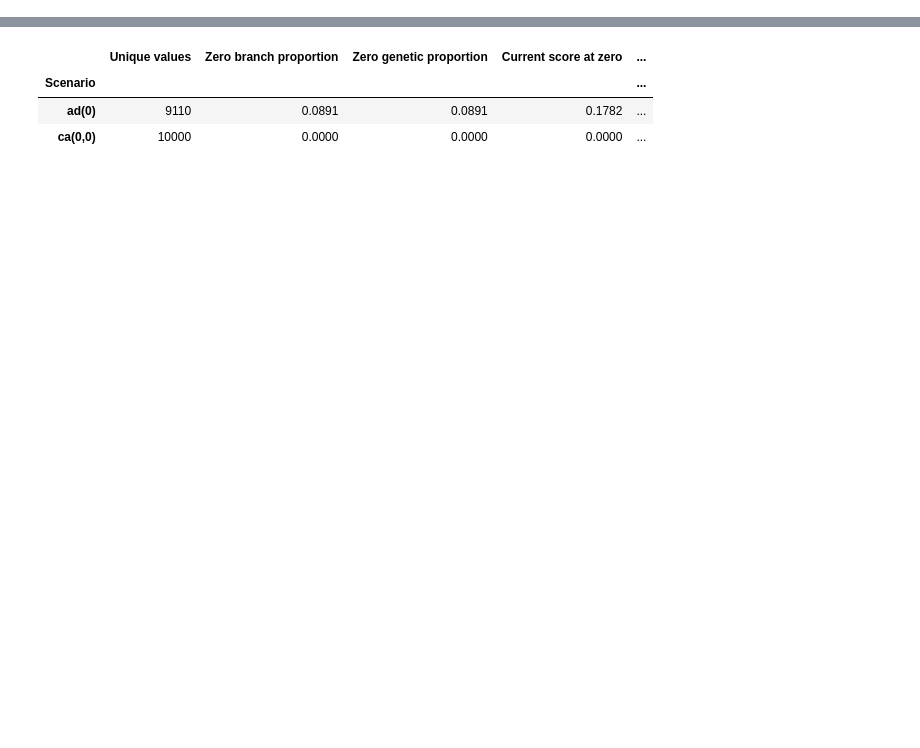
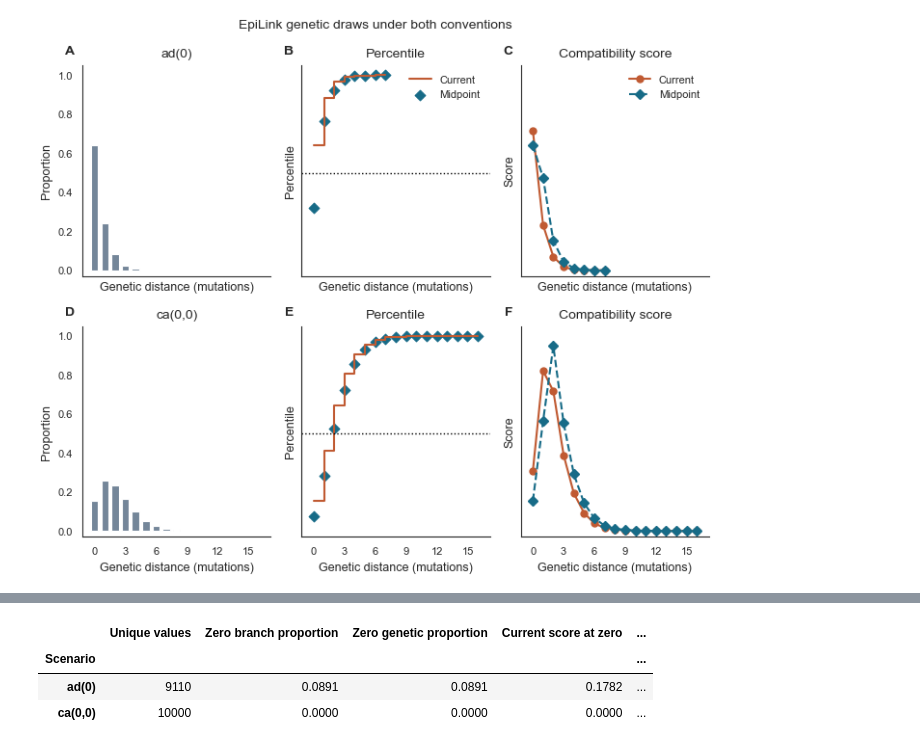
Before and after one commit to ydnkka/epilink, a Jupyter notebook: assets/genetic_ties_compatibility.ipynb, the cells around one changed output, grey strips where cells are left out. Drawn from its saved outputs; the diff is of its cells as text; code cells hidden in the pictures; blank space fills up the shorter version.

```diff
--- a/assets/genetic_ties_compatibility.ipynb
+++ b/assets/genetic_ties_compatibility.ipynb
@@ -510,0 +462,88 @@ ca(0,0): 15.3% zero draws; score at zero 0.307 (current) versus 0.153 (midpoint)
+# %%
+with theme(context="paper"):
+    fig, axes = new_figure(
+        width="double", nrows=2, ncols=3, height_in=6, sharex=True, sharey=True
+    )
+
+    for row, (label, draws) in enumerate(genetic_draws.items()):
+        support = np.arange(int(draws.max()) + 1)
+        table = score_table(draws, support)
+
+        # Mass distribution
+        axes[row, 0].bar(support, table["Mass at observation"], color=MASS, width=0.7)
+        axes[row, 0].set_title(f"{label}")
+        axes[row, 0].set_ylabel("Proportion")
+
+        # Percentile
+        axes[row, 1].step(
+            support,
+            table["F right"],
+            where="post",
+            color=CURRENT,
+            label="Current",
+            linewidth=1.5,
+        )
+        axes[row, 1].scatter(
+            support,
+            table["F midpoint"],
+            color=MIDPOINT,
+            marker="D",
+            s=30,
+            label="Midpoint" if row == 0 else "",
+        )
+        axes[row, 1].axhline(0.5, color="black", linestyle=":", linewidth=1)
+        axes[row, 1].set_title("Percentile")
+        axes[row, 1].set_ylabel("Percentile")
+
+        # Compatibility score
+        axes[row, 2].plot(
+            support,
+            table["Current score"],
+            "o-",
+            color=CURRENT,
+            label="Current",
+            linewidth=1.5,
+        )
+        axes[row, 2].plot(
+            support,
+            table["Midpoint score"],
+            "D--",
+            color=MIDPOINT,
+            label="Midpoint" if row == 0 else "",
+        )
+        axes[row, 2].set_title("Compatibility score")
+        axes[row, 2].set_ylabel("Score")
+
+        for ax in axes[row]:
+            ax.set(
+                xlabel="Genetic distance (mutations)",
+                ylim=(-0.03, 1.05),
+            )
+            ax.xaxis.set_major_locator(
+                matplotlib.ticker.MaxNLocator(integer=True, nbins=8)
+            )
+
+    axes[0, 1].legend(fontsize=8)
+    axes[0, 2].legend(fontsize=8)
+    fig.suptitle("EpiLink genetic draws under both conventions", fontsize=10)
+    add_panel_labels(axes)
+    plt.tight_layout()
+    plt.show()
+
+    save_figure(
+        fig,
+        PROJECT_ROOT / "assets/supplementary_epilink_distributions",
+        width="double",
+        save_pdf=True,
+        save_png=True,
+    )
+
+# Print summary
+for label, row in distribution_summary.iterrows():
+    print(
+        f"{label}: {row['Zero proportion']:.1%} zero draws; "
+        f"score at zero {row['Current score at zero']:.3f} (current) vs "
+        f"{row['Midpoint score at zero']:.3f} (midpoint)."
+    )
+# %% [output]
+[figure, added]
```
Also changed, not shown: parts of 23 cells of this notebook, 4 other files.
